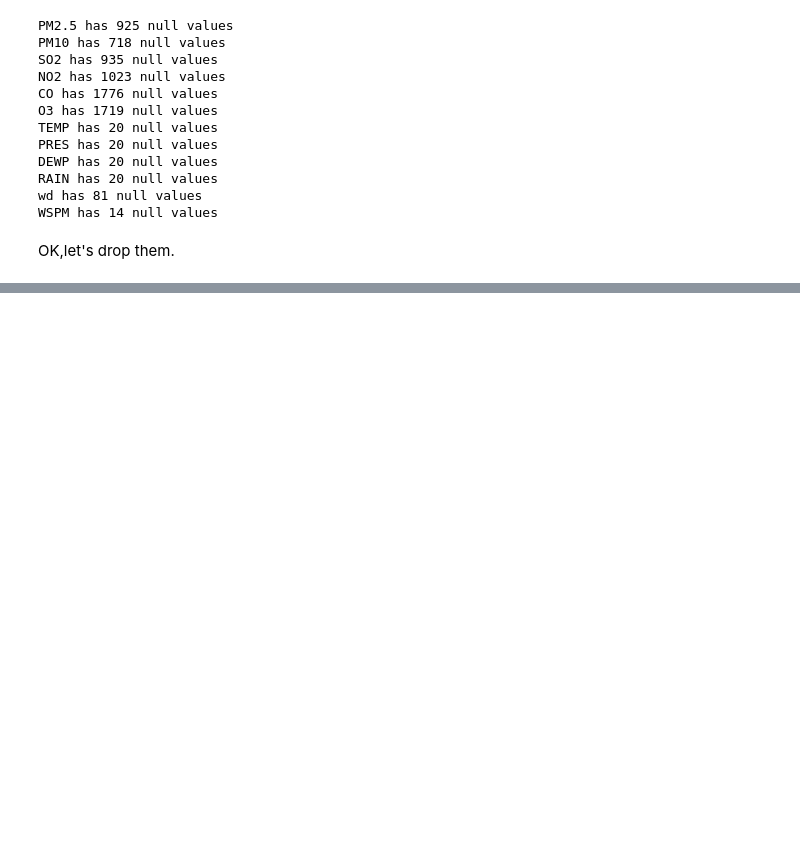
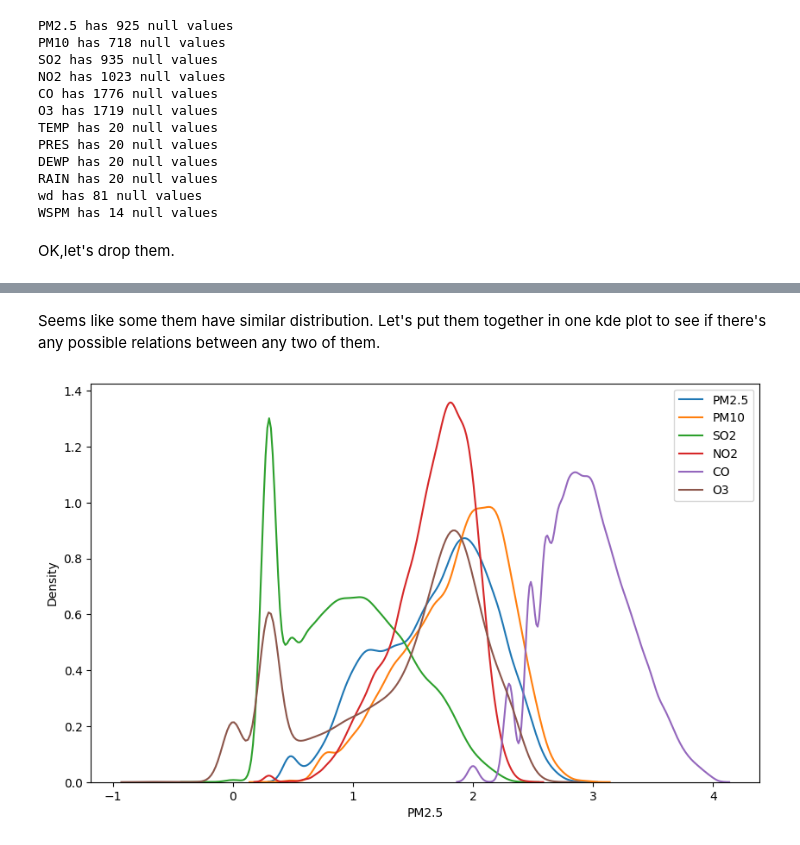
Before and after one commit to perthonBalans/SUSTC_Stat_217_Proj, a Jupyter notebook: test.ipynb, the cells around one changed output, grey strips where cells are left out. Cells and saved outputs as stored; diff of their text form; code cells hidden in the pictures; blank space fills up the shorter version.

```diff
--- a/test.ipynb
+++ b/test.ipynb
@@ -54,0 +65,15 @@ sns.histplot(Air_Quality_Aotizhongxin['CO'], kde=True, bins=50)
+# %% [markdown]
+Seems like some them have similar distribution.
+Let's put them together in one kde plot to see if there's any possible relations between any two of them.
+# %%
+variables = ['PM2.5', 'PM10', 'SO2', 'NO2', 'CO', 'O3']
+
+plt.figure(figsize=(10, 6))
+
+for var in variables:
+    sns.kdeplot(np.log10(Air_Quality_Aotizhongxin[var]), label=var)
+
+plt.legend()
+plt.show()
+# %% [output]
+[figure, added]
```
Also changed, not shown: parts of 3 cells of this notebook.
